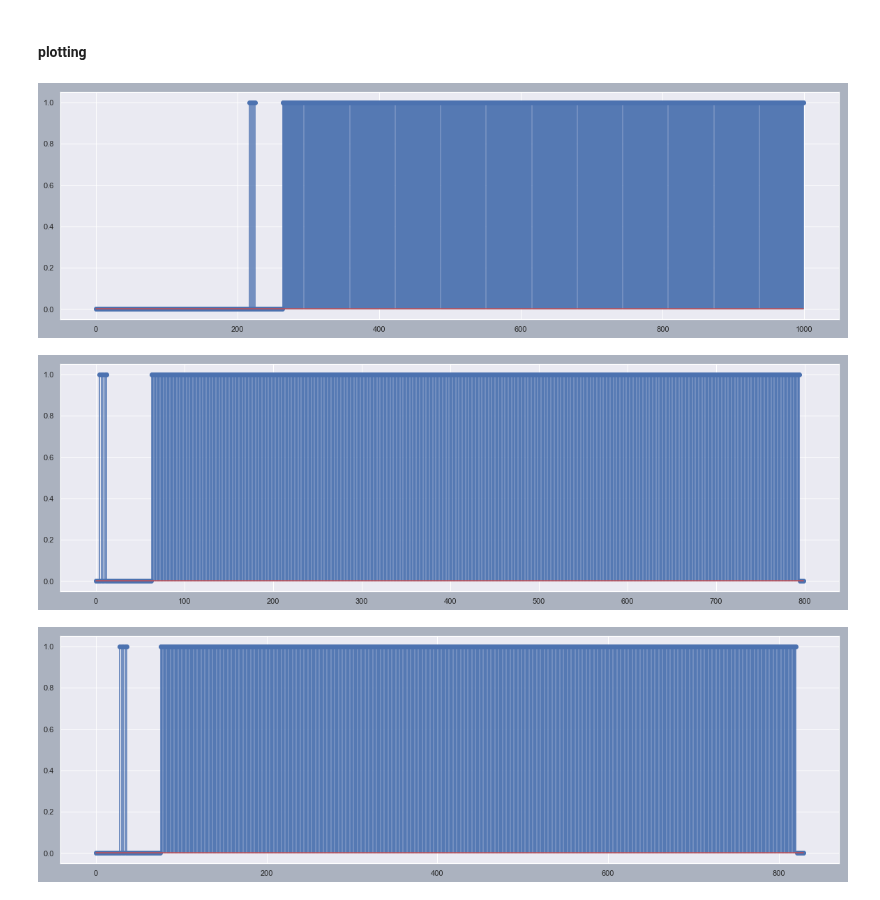
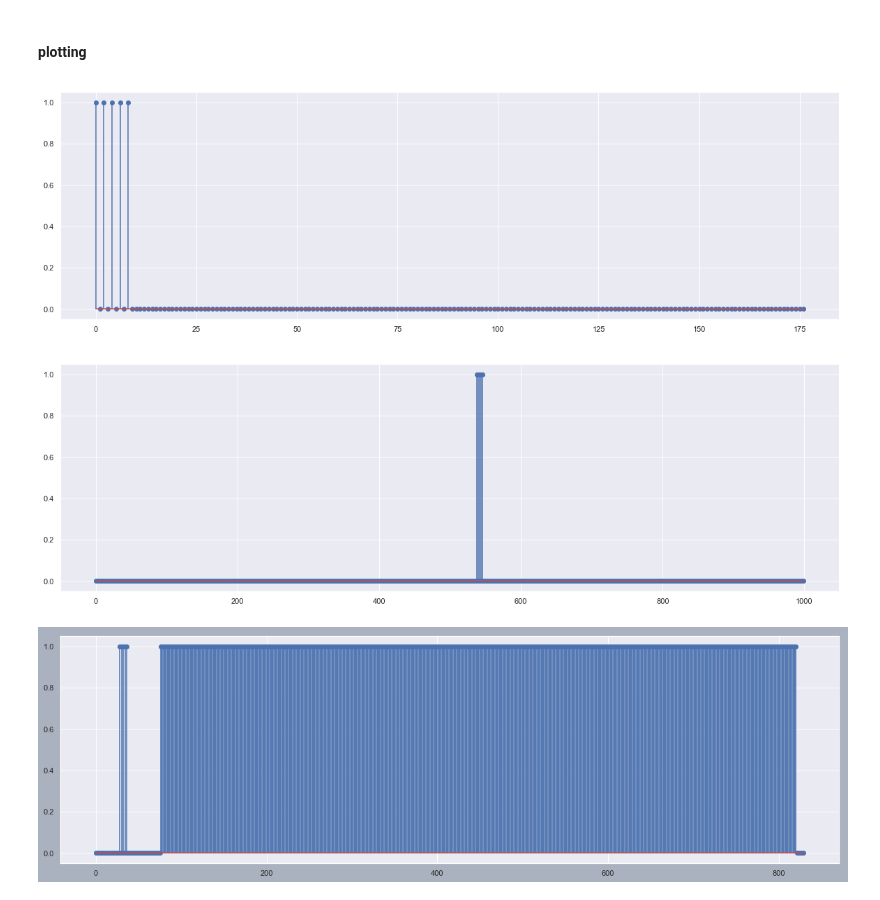
Before and after one commit to tjbergst/data-parsing, a Jupyter notebook: code-parser-translation.ipynb, the cells around one changed output. Drawn from its saved outputs; the diff is of its cells as text; code cells hidden in the pictures.

Commit message:
updated for new data

```diff
--- a/code-parser-translation.ipynb
+++ b/code-parser-translation.ipynb
@@ -37,7 +37,7 @@ lvm_path = Path(r'data/glaze_data_test_v2.lvm')
 ## class building
 # %%
 class DataParserLVM:
-    def __init__(self, lvm_path, source='infer', header=None, preprocess_mode='static'):
+    def __init__(self, lvm_path, source='infer', header=None, preprocess_mode='static', alt=False):
         print('initializing..')
 
         # set input path
@@ -92,12 +92,12 @@ class DataParserLVM:
 
         # data message
         #self.data_msg = self.create_data_message()
-        self.data_msg = np.array([1,0,0,1,0,1,0,1,1,0])
+        self.data_msg = np.array([1,0,1,0,1,0,1,0,1,0])
         self.transitioned_data_msg = np.array([1,0,0,0,1])
         print(f'created data message, {self.data_msg.size} bits')
 
         # startup tasks
-        self.preprocess_data(mode=preprocess_mode)
+        self.preprocess_data(mode=preprocess_mode, alt=alt)
 
     #------------------------------ ingestion and processing ------------------------------
     def create_data_message(self):
@@ -251,7 +251,7 @@ class DataParserLVM:
         print(f'\timported data, {self.raw_data.size} rows')
 
 
-    def preprocess_data(self, mode='static'):
+    def preprocess_data(self, mode='static', alt=False):
         """
         convert float data into 1's and 0's
 
@@ -265,19 +265,32 @@ class DataParserLVM:
             th = self.raw_data.min() + (self.raw_data.max() - self.raw_data.min()) / 2
         elif mode == 'mean':
             th = self.raw_data.mean()
+        elif mode == 'absmean':
+            th = (np.abs(self.raw_data.max()) + np.abs(self.raw_data.min())) / 2
         else:
             print(f'invalid mode {mode}, options are \'static\' or \'dynamic\' or \'mean\'')
 
-        print(f'set th = {th}')
+        print(f'set th = {th:0.2f}')
 
         shape_check = self.raw_data[np.where(self.raw_data >= th)].size
-        self.original_raw = self.raw_data.copy()
+        #self.original_raw = self.raw_data.copy()
 
-        self.raw_data[np.where(self.raw_data >= th)] = 1
-        self.raw_data[np.where(self.raw_data < th)] = 0
+        if alt:
+            for i in range(self.raw_data.size):
+                if self.raw_data[i] >= th:
+                    self.raw_data[i] = 1
+                else:
+                    self.raw_data[i] = 0
+
+        else:
+            print(f'DEBUG: raw data to convert size: {self.raw_data[np.where(self.raw_data >= th)].size}')
+            self.raw_data[np.where(self.raw_data >= th)] = 1
+            self.raw_data[np.where(self.raw_data < th)] = 0
+
+        print(f'DEBUG: converted raw data sum: {self.raw_data.sum()}')
 
         # set dtype and store
-        self.data = self.raw_data.astype('int')[7:]
+        self.data = self.raw_data.astype('int')
 
         # validate
         try:
@@ -451,7 +464,7 @@ class DataParserLVM:
             f'\tprobably all zero, if not all bit errors are stored in self.ber'
         )
 
-    def compute_bit_error_rate_manchester(self):
+    def compute_bit_error_rate_no_header(self):
         self.ber = []
         clipped_packets = 0
         self.data_starts = self.search_sequence_numpy(self.discretized_array, self.data_msg)
@@ -462,10 +475,11 @@ class DataParserLVM:
 
             if self.discretized_array[start:stop].size == 10:
                 data_slice = self.discretized_array[start:stop]
+                self.ber.append((data_slice - self.data_msg).sum())
 
                 # transition slice
-                converted = self.transition_data(data_slice)
-                self.ber.append((converted - self.transitioned_data_msg).sum())
+                #converted = self.transition_data(data_slice)
+                #self.ber.append((converted - self.transitioned_data_msg).sum())
 
             else:
                 clipped_packets += 1
@@ -569,7 +583,8 @@ class DataParserLVM:
 DP = DataParserLVM(
     lvm_path,
     source='infer',
-    preprocess_mode='mean'
+    preprocess_mode='absmean',
+    alt=True
 )
 # %% [output]
 initializing..
@@ -606,19 +639,19 @@ DP.plot_subset(
 # %%
 DP.plot_subset(
     DP.discretized_array,
-    start=0,
-    stop=1000
+    start=11823,
+    stop=12000
 )
 # %% [output]
-[figure, old version]
+[figure, new version]
 # %%
 DP.plot_subset(
     DP.discretized_array,
-    start=3575,
-    stop=4375
+    start=2000,
+    stop=3000
 )
 # %% [output]
-[figure, old version]
+[figure, new version]
 # %%
 DP.plot_subset(
     DP.discretized_array,
```
Also changed, not shown: parts of 5 cells of this notebook.
